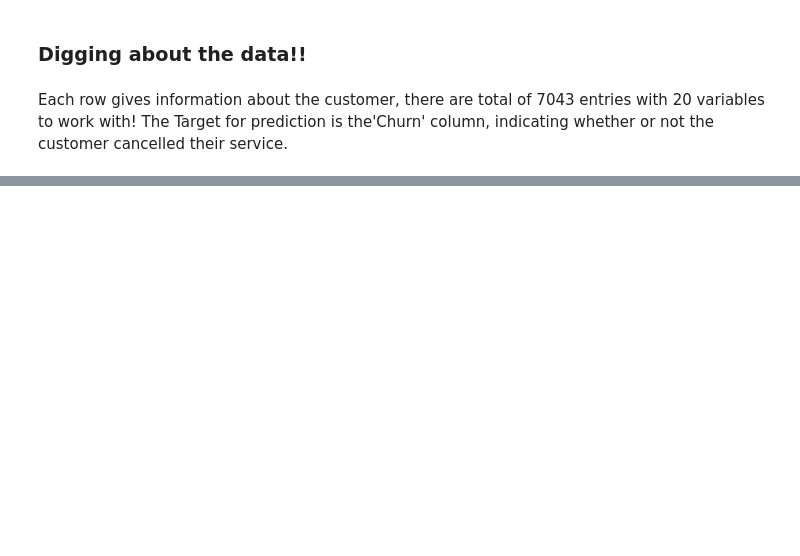
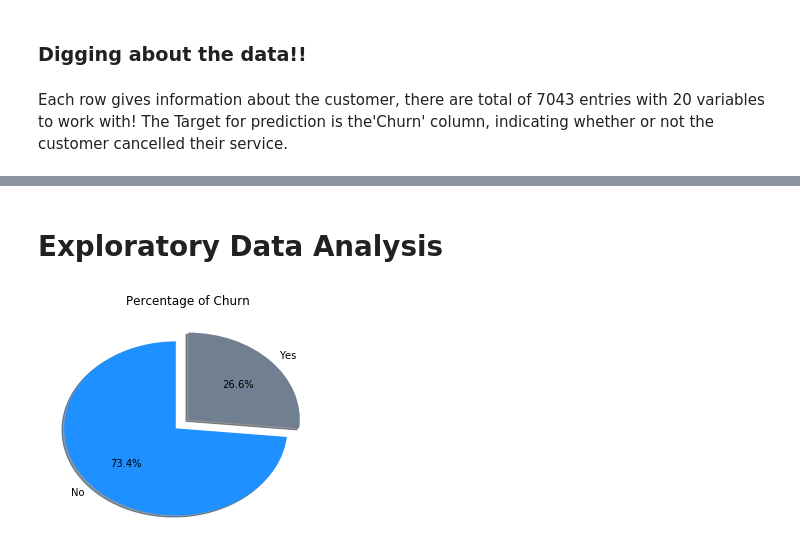
Before and after one commit to rawlani/Customer-Churn-Analysis, a Jupyter notebook: CustomerChurn.ipynb, the cells around one changed output, grey strips where cells are left out. Drawn from its saved outputs; the diff is of its cells as text; code cells hidden in the pictures; blank space fills up the shorter version.

```diff
--- a/CustomerChurn.ipynb
+++ b/CustomerChurn.ipynb
@@ -205,0 +103,2 @@ plt.show()
+# %%
+file = file[file['TotalCharges'].isna() == False]
@@ -205,0 +108,2 @@ plt.show()
+# %%
+file = file.drop('customerID', axis = 1)
@@ -205,0 +131,24 @@ plt.show()
+# %%
+file['MultipleLines'] = np.where(file['MultipleLines'] == 'No phone service', 'No', file['MultipleLines'])
+file['OnlineSecurity'] = np.where(file['OnlineSecurity'] == 'No internet service', 'No', file['OnlineSecurity'])
+file['OnlineBackup'] = np.where(file['OnlineBackup'] == 'No internet service', 'No', file['OnlineBackup'])
+file['DeviceProtection'] = np.where(file['DeviceProtection'] == 'No internet service', 'No', file['DeviceProtection'])
+file['TechSupport'] = np.where(file['TechSupport'] == 'No internet service', 'No', file['TechSupport'])
+file['StreamingTV'] = np.where(file['StreamingTV'] == 'No internet service', 'No', file['StreamingTV'])
+file['StreamingMovies'] = np.where(file['StreamingMovies'] == 'No internet service', 'No', file['StreamingMovies'])
+# %%
+file['SeniorCitizen'].replace({1: 'Yes', 0: 'No'}, inplace = True)
+# %% [markdown]
+# Exploratory Data Analysis
+# %%
+sizes = file['Churn'].value_counts(sort = True)
+
+rcParams['figure.figsize'] = 5,4
+# Plot
+explode = (0.15, 0)
+plt.pie(sizes, explode=explode, labels=file['Churn'].unique(), colors = ['dodgerblue', 'slategray'],
+        autopct='%1.1f%%', shadow=True, startangle=90,)
+plt.title('Percentage of Churn')
+plt.show()
+# %% [output]
+[figure, added]
```
Also changed, not shown: parts of 41 cells of this notebook.
